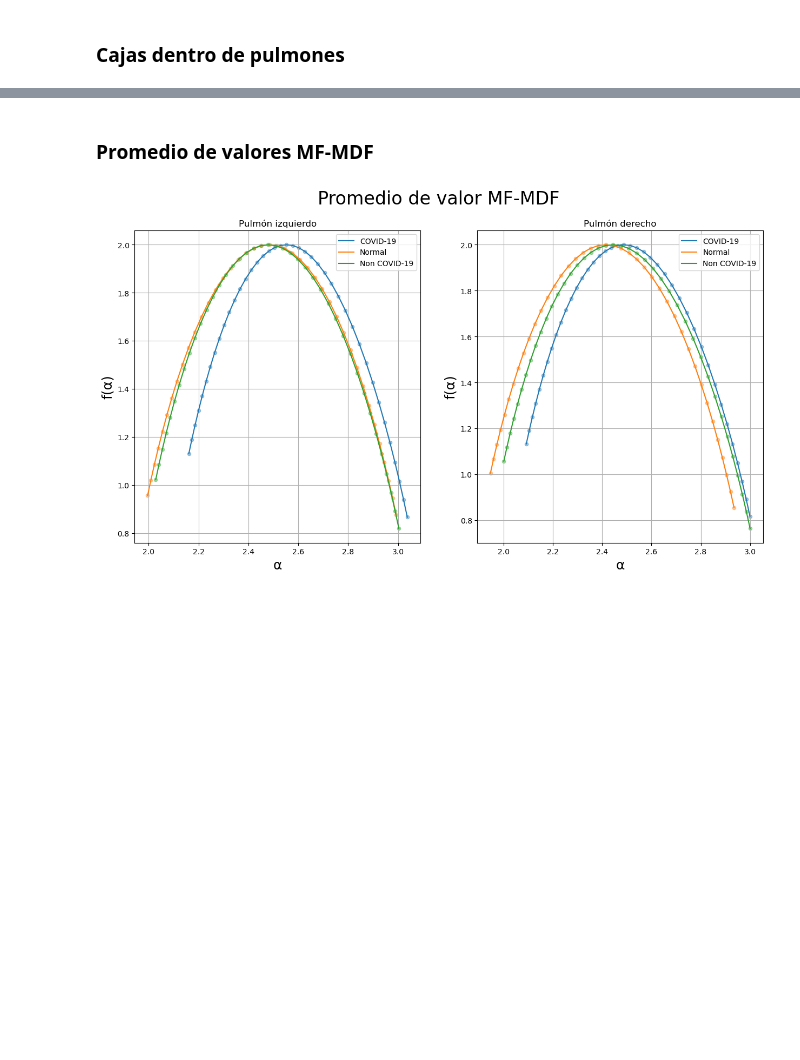
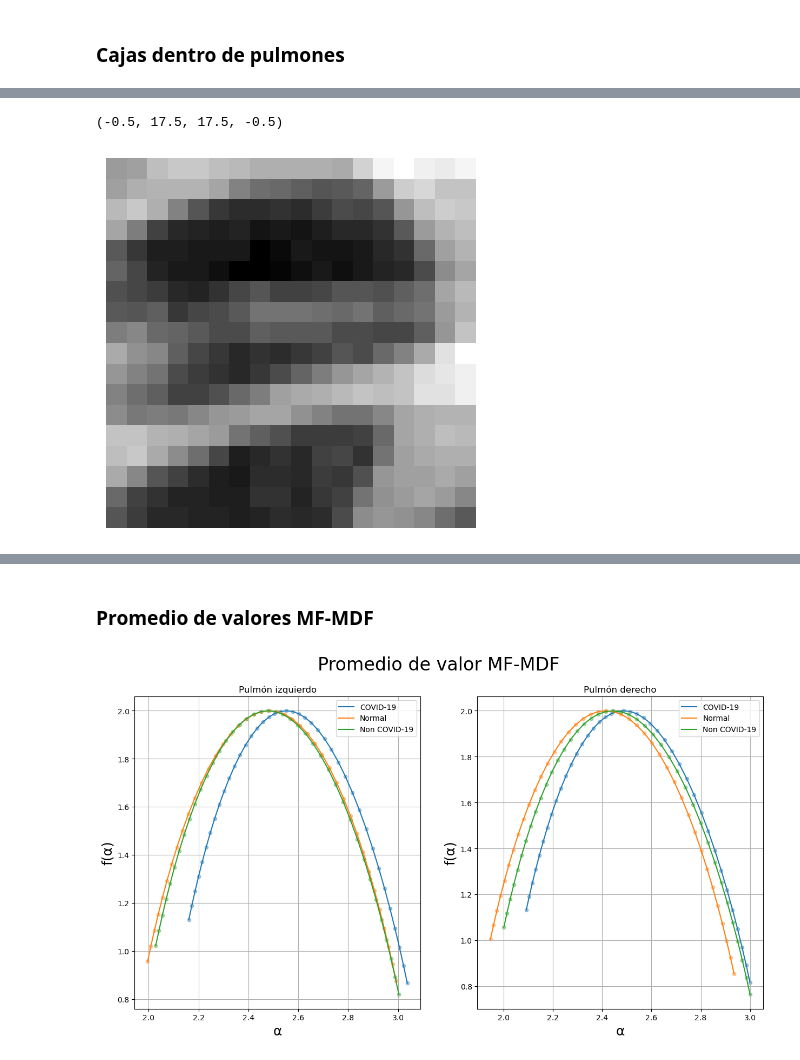
Before and after one commit to JardiGarci/CovidClassification, a Jupyter notebook: GeneraImages.ipynb, the cells around one changed output, grey strips where cells are left out. Drawn from its saved outputs; the diff is of its cells as text; code cells hidden in the pictures; blank space fills up the shorter version.

```diff
--- a/GeneraImages.ipynb
+++ b/GeneraImages.ipynb
@@ -66,0 +75,7 @@ plt.savefig("Images\Boxes.png", bbox_inches='tight')
+# %%
+caja = dic_boxes["derecho"]["18"][0]
+plt.imshow(caja, cmap="gray")
+plt.axis("off")
+# %% [output]
+(-0.5, 17.5, 17.5, -0.5)
+[figure, added]
```
Also changed, not shown: parts of 7 cells of this notebook, 10 other files.
